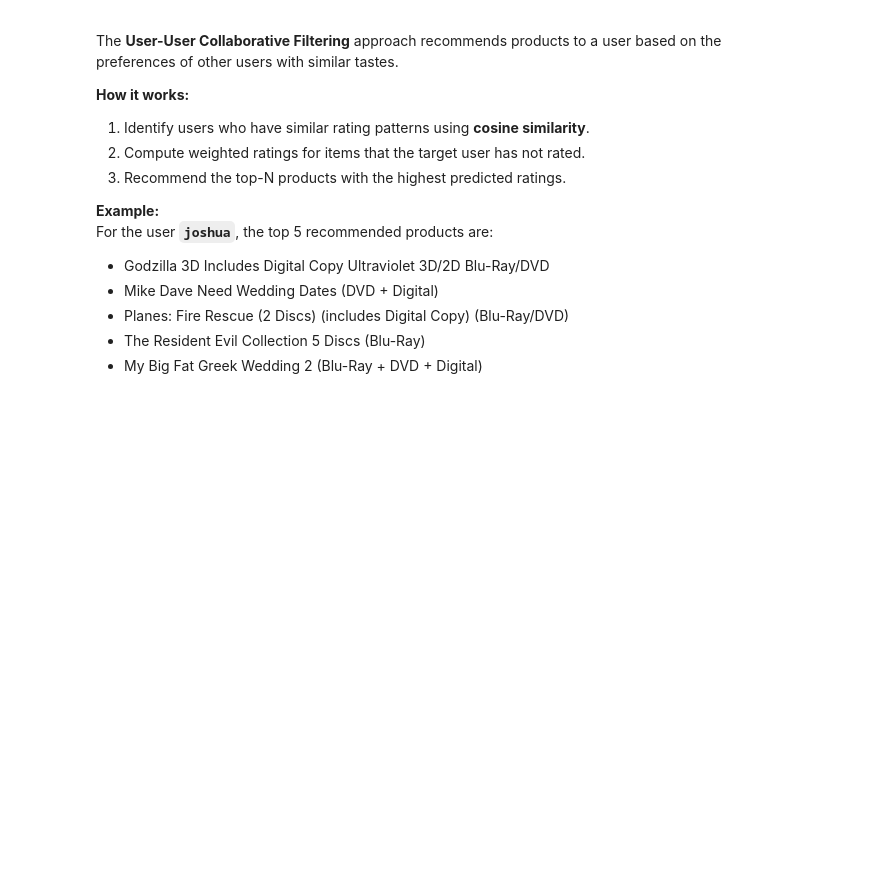
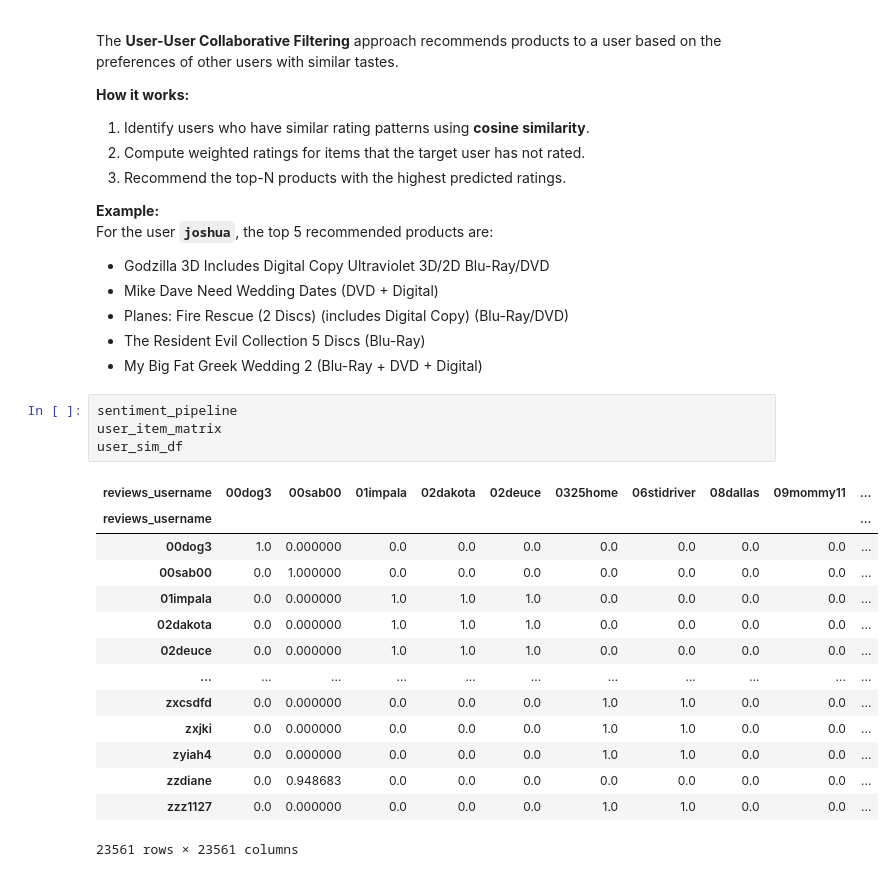
Before and after one commit to uvarajthulasiram/Capstone, a Jupyter notebook: notebooks/recommender.ipynb, the cells around one changed output. Cells and saved outputs as stored; diff of their text form; blank space fills up the shorter version.

```diff
--- a/notebooks/recommender.ipynb
+++ b/notebooks/recommender.ipynb
@@ -592,3 +592,22 @@ For the user **`joshua`**, the top 5 recommended products are:
 - Planes: Fire Rescue (2 Discs) (includes Digital Copy) (Blu-Ray/DVD)
 - The Resident Evil Collection 5 Discs (Blu-Ray)
 - My Big Fat Greek Wedding 2 (Blu-Ray + DVD + Digital)
+# %%
+sentiment_pipeline
+user_item_matrix
+user_sim_df
+# %% [output]
+| reviews_username | 00dog3 | 00sab00 | 01impala | 02dakota | 02deuce | 0325home | 06stidriver | 08dallas | 09mommy11 | ... |
+| reviews_username |  |  |  |  |  |  |  |  |  | ... |
+| 00dog3 | 1.0 | 0.000000 | 0.0 | 0.0 | 0.0 | 0.0 | 0.0 | 0.0 | 0.0 | ... |
+| 00sab00 | 0.0 | 1.000000 | 0.0 | 0.0 | 0.0 | 0.0 | 0.0 | 0.0 | 0.0 | ... |
+| 01impala | 0.0 | 0.000000 | 1.0 | 1.0 | 1.0 | 0.0 | 0.0 | 0.0 | 0.0 | ... |
+| 02dakota | 0.0 | 0.000000 | 1.0 | 1.0 | 1.0 | 0.0 | 0.0 | 0.0 | 0.0 | ... |
+| 02deuce | 0.0 | 0.000000 | 1.0 | 1.0 | 1.0 | 0.0 | 0.0 | 0.0 | 0.0 | ... |
+| ... | ... | ... | ... | ... | ... | ... | ... | ... | ... | ... |
+| zxcsdfd | 0.0 | 0.000000 | 0.0 | 0.0 | 0.0 | 1.0 | 1.0 | 0.0 | 0.0 | ... |
+| zxjki | 0.0 | 0.000000 | 0.0 | 0.0 | 0.0 | 1.0 | 1.0 | 0.0 | 0.0 | ... |
+| zyiah4 | 0.0 | 0.000000 | 0.0 | 0.0 | 0.0 | 1.0 | 1.0 | 0.0 | 0.0 | ... |
+| zzdiane | 0.0 | 0.948683 | 0.0 | 0.0 | 0.0 | 0.0 | 0.0 | 0.0 | 0.0 | ... |
+| zzz1127 | 0.0 | 0.000000 | 0.0 | 0.0 | 0.0 | 1.0 | 1.0 | 0.0 | 0.0 | ... |
+23561 rows × 23561 columns
```
Also changed, not shown: parts of 3 cells of this notebook, 6 other files.
